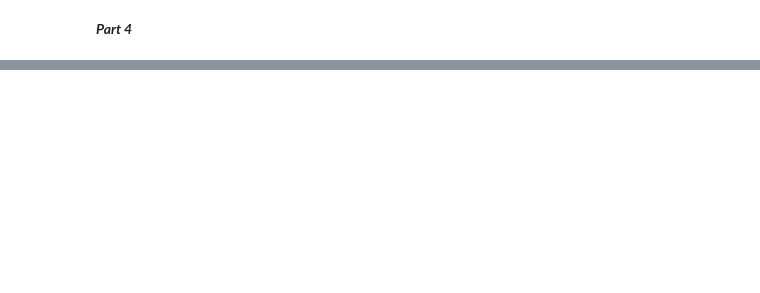
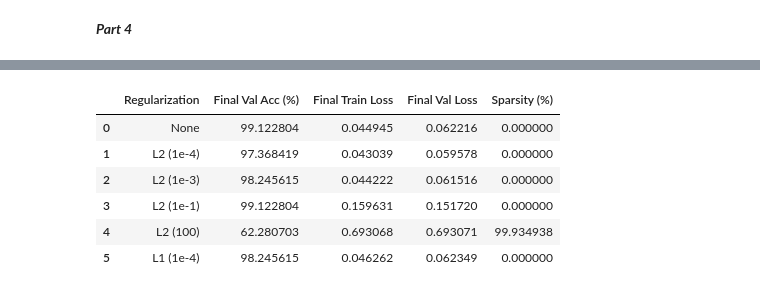
Before and after one commit to MahadAhmed25/4AL3, a Jupyter notebook: assignments/A3/Assignment3_starter.ipynb, the cells around one changed output, grey strips where cells are left out. Saved outputs shown, nothing was run; the diff lists cells and outputs as text; code cells hidden in the pictures; blank space fills up the shorter version.

```diff
--- a/assignments/A3/Assignment3_starter.ipynb
+++ b/assignments/A3/Assignment3_starter.ipynb
@@ -869,3 +923,68 @@ display(reg_df)
+# %%
+
+# TODO: Create a summary dataframe with columns:
+# Fill rows for: No regularization, L2 (1e-4), L2 (1e-3), L1 (1e-4)
+# CODE HERE
+
+def calculate_sparsity(model):
+    """Calculate percentage of zero weights in the model."""
+    total_params = 0
+    zero_params = 0
+    with torch.no_grad():
+        for param in model.parameters():
+            total_params += param.numel()
+            zero_params += (param == 0).sum().item()
+    return 100 * (zero_params/total_params)
+
+reg_summary = {
+    'Regularization': ['None', 'L2 (1e-4)', 'L2 (1e-3)', 'L2 (1e-1)', 'L2 (100)', 'L1 (1e-4)'],
+    'Final Val Acc (%)': [
+        l2_results[0]['final_accuracy']*100,
+        l2_results[1e-4]['final_accuracy']*100,
+        l2_results[1e-3]['final_accuracy']*100,
+        l2_results[1e-1]['final_accuracy']*100,
+        l2_results[100]['final_accuracy']*100,
+        final_accuracy_l1*100
+    ],
+    'Final Train Loss': [
+        train_losses_mb[-1],
+        l2_results[1e-4]['train_losses'][-1],
+        l2_results[1e-3]['train_losses'][-1],
+        l2_results[1e-1]['train_losses'][-1],
+        l2_results[100]['train_losses'][-1],
+        train_losses_l1[-1]
+    ],
+    'Final Val Loss': [
+        val_losses_mb[-1],
+        l2_results[1e-4]['val_losses'][-1],
+        l2_results[1e-3]['val_losses'][-1],
+        l2_results[1e-1]['val_losses'][-1],
+        l2_results[100]['val_losses'][-1],
+        val_losses_l1[-1]
+    ],
+    'Sparsity (%)': [
+        0.0,                                    # no reg
+        calculate_sparsity(l2_results[1e-4]['model']),
+        calculate_sparsity(l2_results[1e-3]['model']),
+        calculate_sparsity(l2_results[1e-1]['model']),
+        calculate_sparsity(l2_results[100]['model']),
+        calculate_sparsity(model_l1)
+    ]
+}
+
+# TODO: Fill the summary dictionary
+# CODE HERE
+
+reg_df = pd.DataFrame(reg_summary)
+display(reg_df)
+# %% [output]
+|  | Regularization | Final Val Acc (%) | Final Train Loss | Final Val Loss | Sparsity (%) |
+| 0 | None | 99.122804 | 0.044945 | 0.062216 | 0.000000 |
+| 1 | L2 (1e-4) | 97.368419 | 0.043039 | 0.059578 | 0.000000 |
+| 2 | L2 (1e-3) | 98.245615 | 0.044222 | 0.061516 | 0.000000 |
+| 3 | L2 (1e-1) | 99.122804 | 0.159631 | 0.151720 | 0.000000 |
+| 4 | L2 (100) | 62.280703 | 0.693068 | 0.693071 | 99.934938 |
+| 5 | L1 (1e-4) | 98.245615 | 0.046262 | 0.062349 | 0.000000 |
 # %% [markdown]
 
 #EXPLAIN HERE: Based on your experiments, answer the following questions:
```
Also changed, not shown: parts of 21 cells of this notebook, 1 other file.
